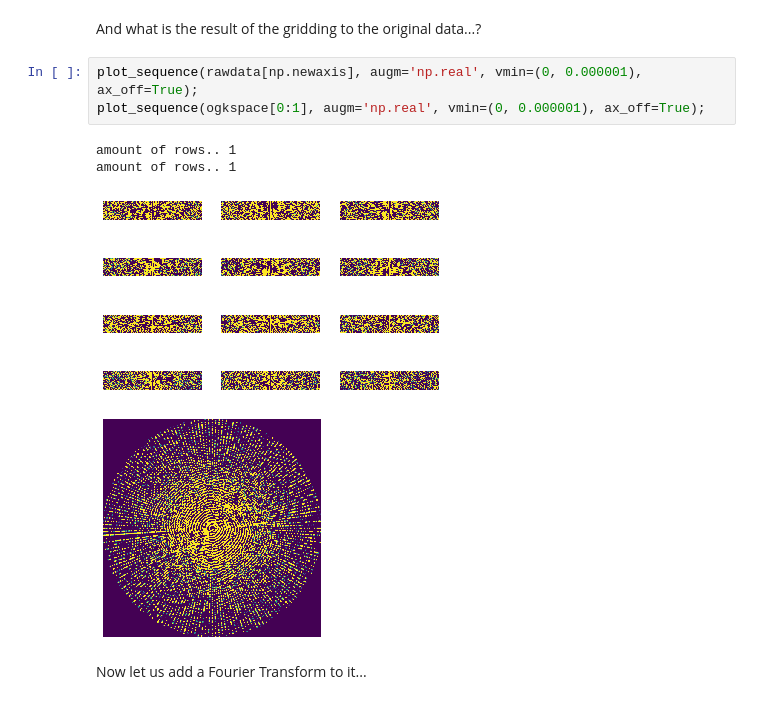
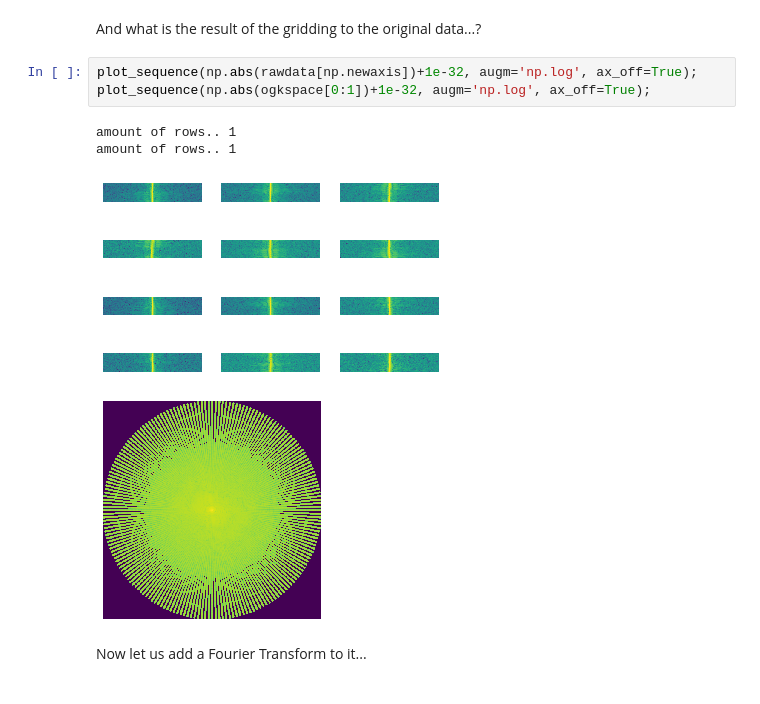
Before and after one commit to ISMRM/rrsg_challenge_01, a Jupyter notebook: python/rrsg_cgreco/step_by_step_recon.ipynb, the cells around one changed output. Saved outputs shown, nothing was run; the diff lists cells and outputs as text.

Commit message:
Small plotting adaptions

```diff
--- a/python/rrsg_cgreco/step_by_step_recon.ipynb
+++ b/python/rrsg_cgreco/step_by_step_recon.ipynb
@@ -309,13 +335,13 @@ ax[1].set_title('Mapping ');
 # %% [markdown]
 And what is the result of the gridding to the original data...?
 # %%
-plot_sequence(rawdata[np.newaxis], augm='np.real', vmin=(0, 0.000001), ax_off=True);
-plot_sequence(ogkspace[0:1], augm='np.real', vmin=(0, 0.000001), ax_off=True);
+plot_sequence(np.abs(rawdata[np.newaxis])+1e-32, augm='np.log', ax_off=True);
+plot_sequence(np.abs(ogkspace[0:1])+1e-32, augm='np.log', ax_off=True);
 # %% [output]
 amount of rows.. 1
 amount of rows.. 1
-[figure, old version]
+[figure, new version]
-[figure, old version]
+[figure, new version]
 # %% [markdown]
 Now let us add a Fourier Transform to it...
 # %%
```
Also changed, not shown: parts of 4 cells of this notebook.
